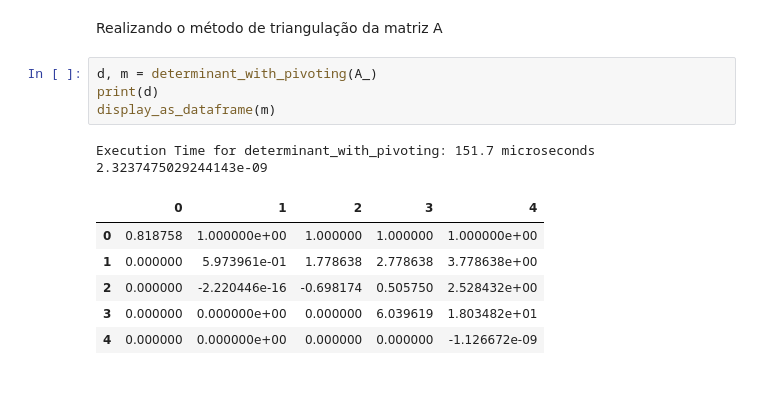
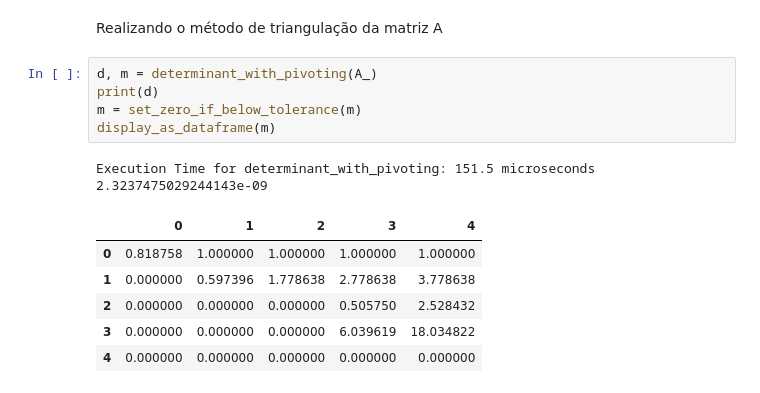
Before and after one commit to davibelo/EQE703_trabalho_1, a Jupyter notebook: respostas.ipynb, the cells around one changed output. Drawn from its saved outputs; the diff is of its cells as text.

```diff
--- a/respostas.ipynb
+++ b/respostas.ipynb
@@ -387,13 +387,14 @@ Realizando o método de triangulação da matriz A
 # %%
 d, m = determinant_with_pivoting(A_)
 print(d)
+m = set_zero_if_below_tolerance(m)
 display_as_dataframe(m)
 # %% [output]
-Execution Time for determinant_with_pivoting: 151.7 microseconds
+Execution Time for determinant_with_pivoting: 151.5 microseconds
 2.3237475029244143e-09
 |  | 0 | 1 | 2 | 3 | 4 |
-| 0 | 0.818758 | 1.000000e+00 | 1.000000 | 1.000000 | 1.000000e+00 |
-| 1 | 0.000000 | 5.973961e-01 | 1.778638 | 2.778638 | 3.778638e+00 |
-| 2 | 0.000000 | -2.220446e-16 | -0.698174 | 0.505750 | 2.528432e+00 |
-| 3 | 0.000000 | 0.000000e+00 | 0.000000 | 6.039619 | 1.803482e+01 |
-| 4 | 0.000000 | 0.000000e+00 | 0.000000 | 0.000000 | -1.126672e-09 |
+| 0 | 0.818758 | 1.000000 | 1.000000 | 1.000000 | 1.000000 |
+| 1 | 0.000000 | 0.597396 | 1.778638 | 2.778638 | 3.778638 |
+| 2 | 0.000000 | 0.000000 | 0.000000 | 0.505750 | 2.528432 |
+| 3 | 0.000000 | 0.000000 | 0.000000 | 6.039619 | 18.034822 |
+| 4 | 0.000000 | 0.000000 | 0.000000 | 0.000000 | 0.000000 |
```
